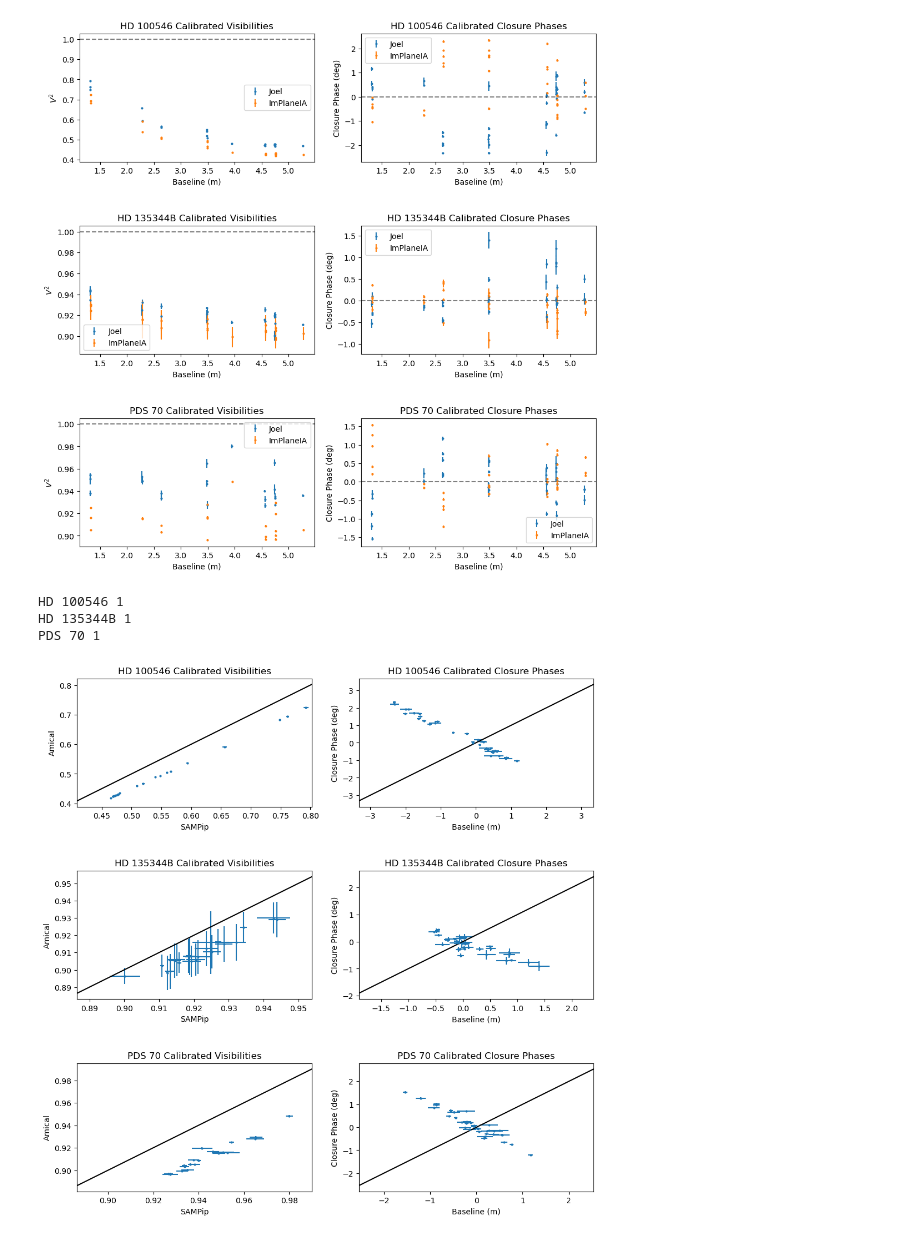
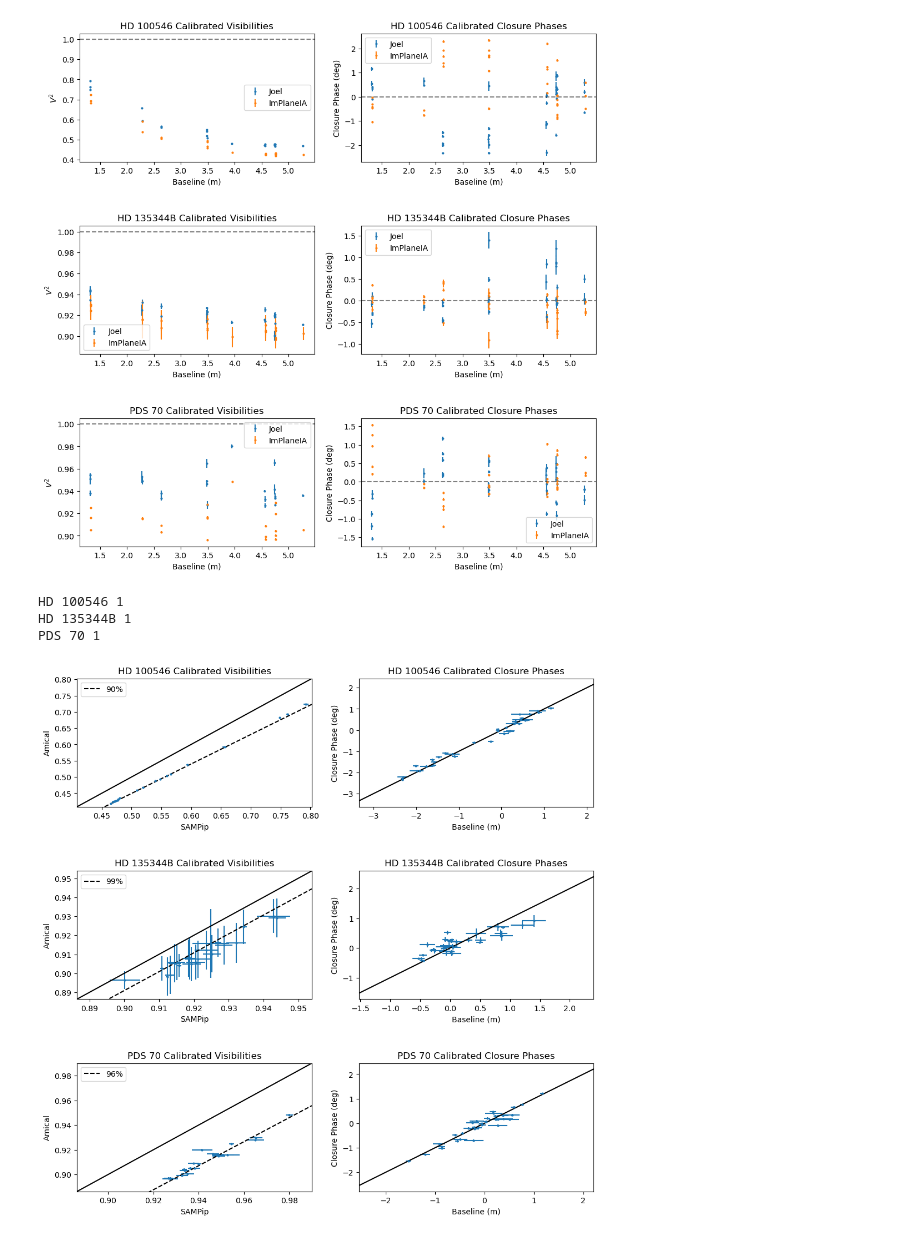
Before and after one commit to benjaminpope/ami, a Jupyter notebook: notebooks/comparison_1242.ipynb, the cells around one changed output. Drawn from its saved outputs; the diff is of its cells as text; code cells hidden in the pictures.

```diff
--- a/notebooks/comparison_1242.ipynb
+++ b/notebooks/comparison_1242.ipynb
@@ -527,37 +527,44 @@ PDS 70 1
 # correlation plots
 
 fig, axes = plt.subplots(3,2, figsize=(12, 12))
+fracs = [0.9,0.99,0.965]
 
 for j, name in enumerate(joelnames):
 
     ax1, ax2 = axes[j,:]
     match = (np.array(names_amical)==name) * (np.array(bands_amical)=='F480M')
     print(name, np.sum(match))
 
     wavels, band, u, v, vis2, vis2err, t3phi, t3phierr, t3amp, t3amperr, t3u1, t3u2, t3v1, t3v2 = extract_data(np.array(fnames_amical)[match][0],
                                                                                                                author='dori')
 
     # visibilities
     ax1.errorbar(v2s_joel[j,:], vis2, xerr=v2errs_joel[j,:], yerr=vis2err, fmt='o',markersize=2)
     v2min, v2max = np.nanmin(np.concatenate([v2s_joel[j,:], vis2])), np.nanmax(np.concatenate([v2s_joel[j,:], vis2]))
     ax1.plot([v2min-0.01,v2max+0.01],[v2min-0.01,v2max+0.01],color='k')
     ax1.set_xlim(v2min-0.01,v2max+0.01)
+    ax1.set_ylim(v2min-0.01,v2max+0.01)
+
+    frac = fracs[j]
+    ax1.plot([v2min-0.01,v2max+0.01],[v2min*frac-0.01,v2max*frac+0.01],'--k',label='{}%'.format(int(frac*100)))
+    ax1.legend()
+    ax1.set_xlim(v2min-0.01,v2max+0.01)
     ax1.set_xlabel('SAMPip')
     ax1.set_ylabel(r'Amical')
     ax1.set_title(name+' Calibrated Visibilities')
 
     # closure phases vs first baseline
-    ax2.errorbar(t3phis_joel[j,:], t3phi, xerr=t3phierrs_joel[j,:], yerr=t3phierr, fmt='o',markersize=2)
-    t3min, t3max = np.nanmin(np.concatenate([t3phis_joel[j,:], t3phi])), np.nanmax(np.concatenate([t3phis_joel[j,:], t3phi]))
+    ax2.errorbar(t3phis_joel[j,:], -t3phi, xerr=t3phierrs_joel[j,:], yerr=t3phierr, fmt='o',markersize=2)
+    t3min, t3max = np.nanmin(np.concatenate([t3phis_joel[j,:], -t3phi])), np.nanmax(np.concatenate([t3phis_joel[j,:], -t3phi]))
     ax2.plot([t3min-1,t3max+1],[t3min-1,t3max+1],color='k')
     ax2.set_xlim(t3min-1,t3max+1)
     ax2.set_xlabel('Baseline (m)')
     ax2.set_ylabel('Closure Phase (deg)')
     ax2.set_title(name + ' Calibrated Closure Phases')
 
 plt.subplots_adjust(hspace=0.5)
 # %% [output]
 HD 100546 1
 HD 135344B 1
 PDS 70 1
-[figure, old version]
+[figure, new version]
```
Also changed, not shown: parts of 1 cell of this notebook.
